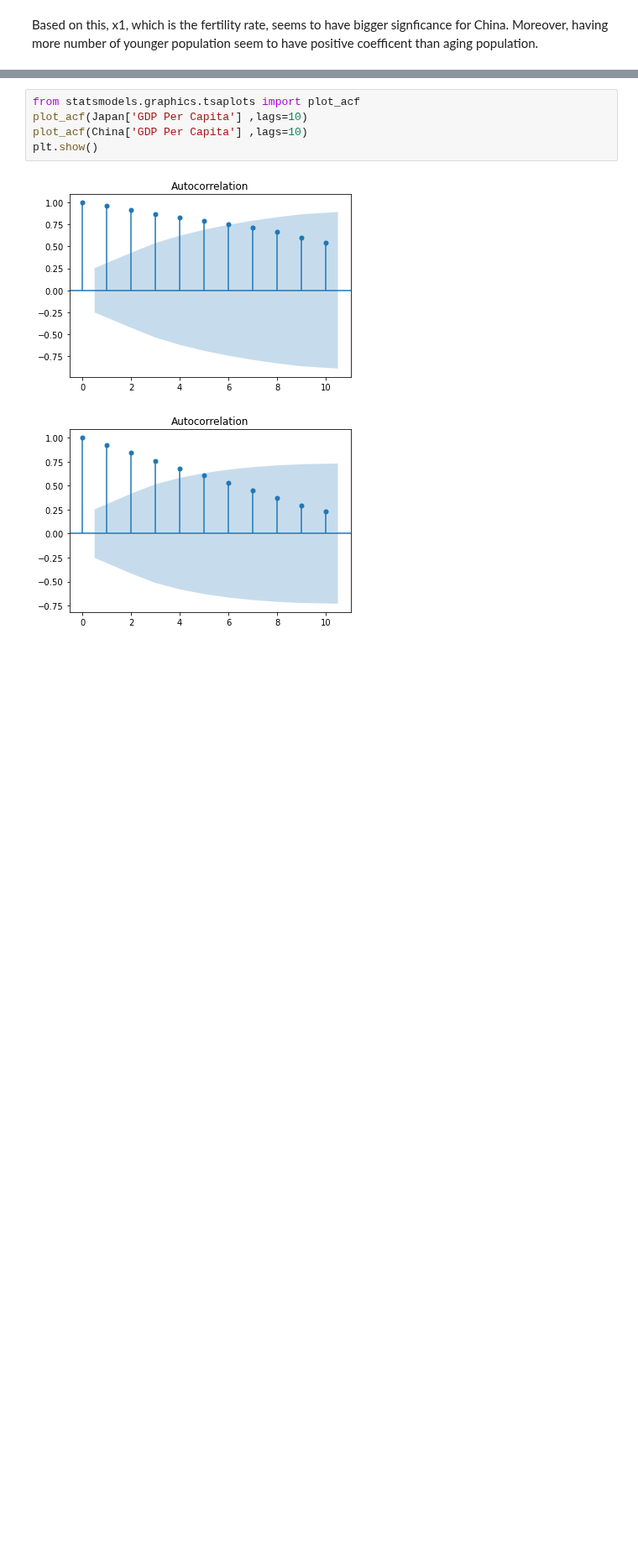
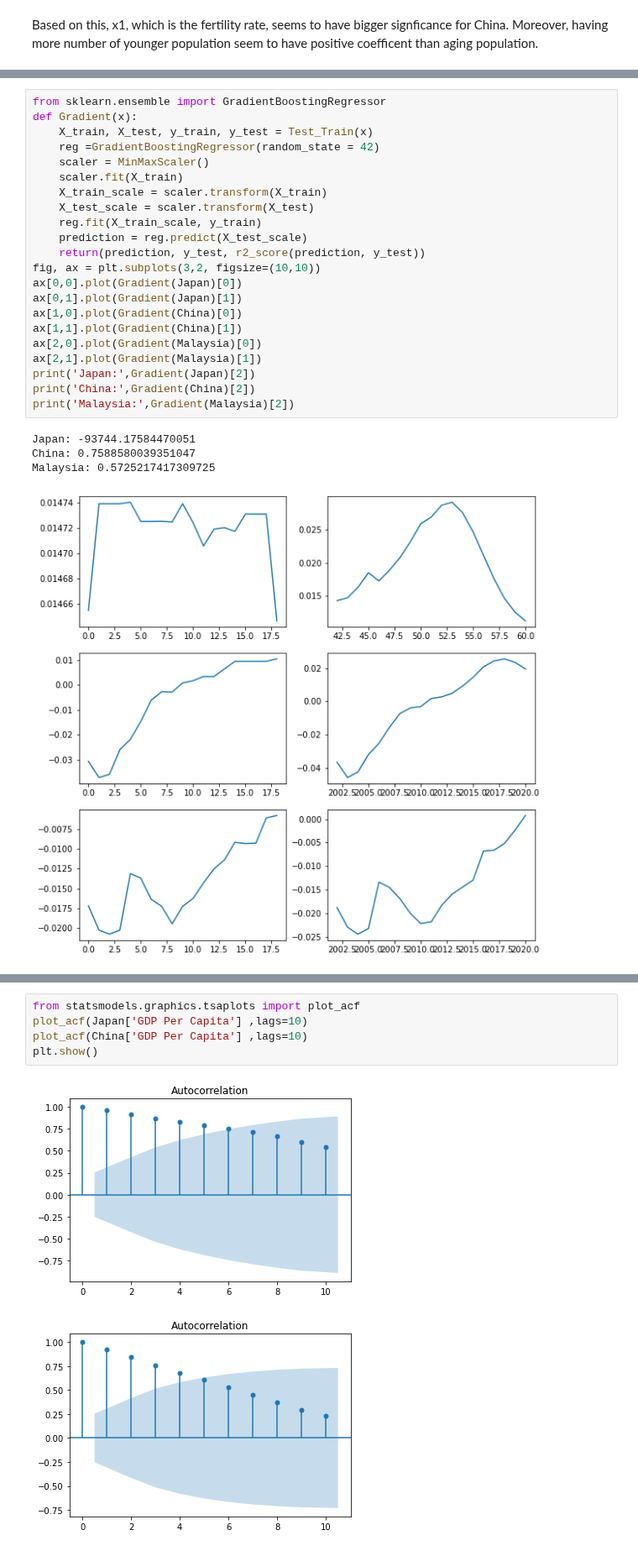
Before and after one commit to SangHyuNBack/2nd-Capstone-Project, a Jupyter notebook: Modeling.ipynb, the cells around one changed output, grey strips where cells are left out. Shown at 84% size. Drawn from its saved outputs; the diff is of its cells as text; blank space fills up the shorter version.

```diff
--- a/Modeling.ipynb
+++ b/Modeling.ipynb
@@ -106 +141,28 @@ print(KNNR(Korea)[2])
+# %%
+from sklearn.ensemble import GradientBoostingRegressor
+def Gradient(x):
+    X_train, X_test, y_train, y_test = Test_Train(x)
+    reg =GradientBoostingRegressor(random_state = 42)
+    scaler = MinMaxScaler()
+    scaler.fit(X_train)
+    X_train_scale = scaler.transform(X_train)
+    X_test_scale = scaler.transform(X_test)
+    reg.fit(X_train_scale, y_train)
+    prediction = reg.predict(X_test_scale)
+    return(prediction, y_test, r2_score(prediction, y_test))
+fig, ax = plt.subplots(3,2, figsize=(10,10))
+ax[0,0].plot(Gradient(Japan)[0])
+ax[0,1].plot(Gradient(Japan)[1])
+ax[1,0].plot(Gradient(China)[0])
+ax[1,1].plot(Gradient(China)[1])
+ax[2,0].plot(Gradient(Malaysia)[0])
+ax[2,1].plot(Gradient(Malaysia)[1])
+print('Japan:',Gradient(Japan)[2])
+print('China:',Gradient(China)[2])
+print('Malaysia:',Gradient(Malaysia)[2])
+# %% [output]
+Japan: -93744.17584470051
+China: 0.7588580039351047
+Malaysia: 0.5725217417309725
+[figure, added]
 # %%
```
Also changed, not shown: parts of 26 cells of this notebook.
